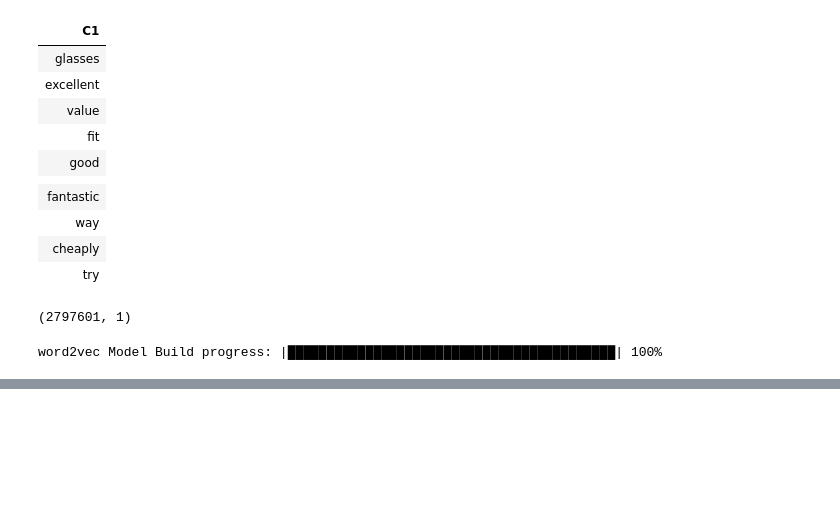
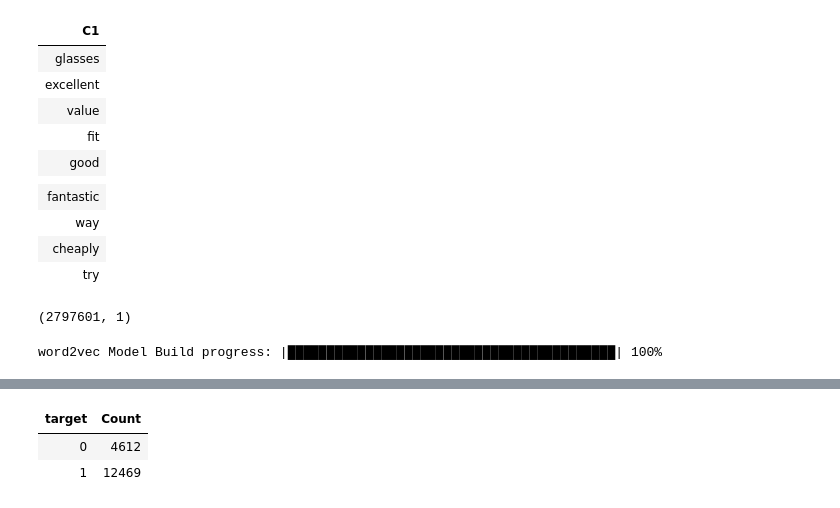
Before and after one commit to kappakpr/DeepLearning, a Jupyter notebook: senti2_GBM_H2O.ipynb, the cells around one changed output, grey strips where cells are left out. Drawn from its saved outputs; the diff is of its cells as text; code cells hidden in the pictures; blank space fills up the shorter version.

```diff
--- a/senti2_GBM_H2O.ipynb
+++ b/senti2_GBM_H2O.ipynb
@@ -229,0 +319,6 @@ word2vec Model Build progress: |████████████████
+# %%
+h2o_valid['target'].table()
+# %% [output]
+| target | Count |
+| 0 | 4612 |
+| 1 | 12469 |
```
Also changed, not shown: parts of 17 cells of this notebook.
